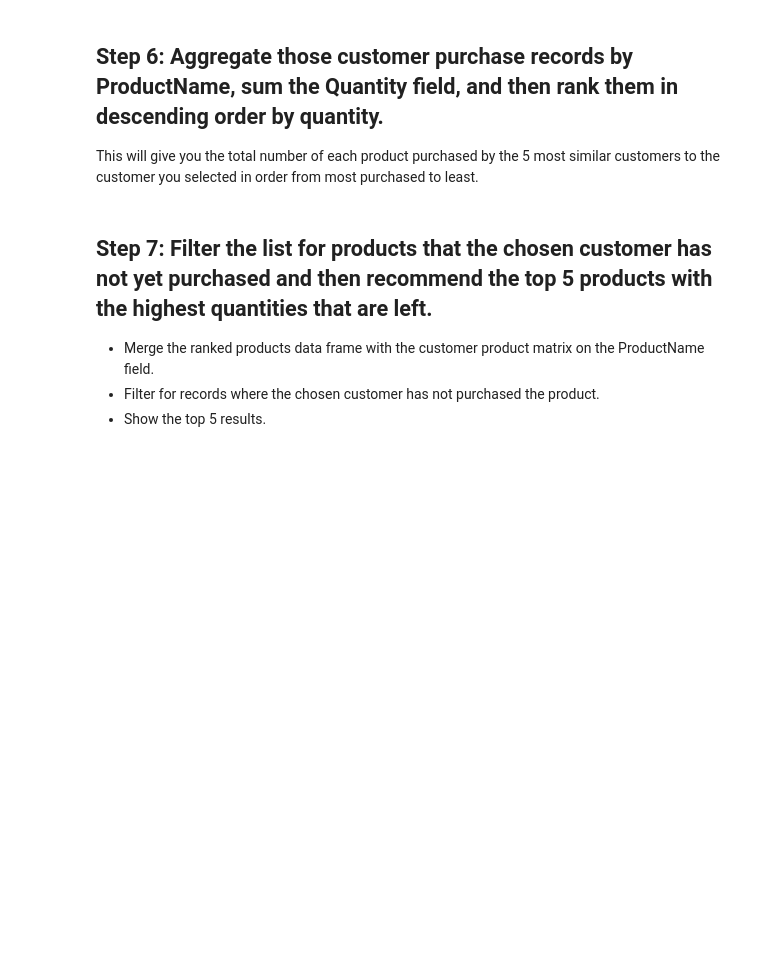
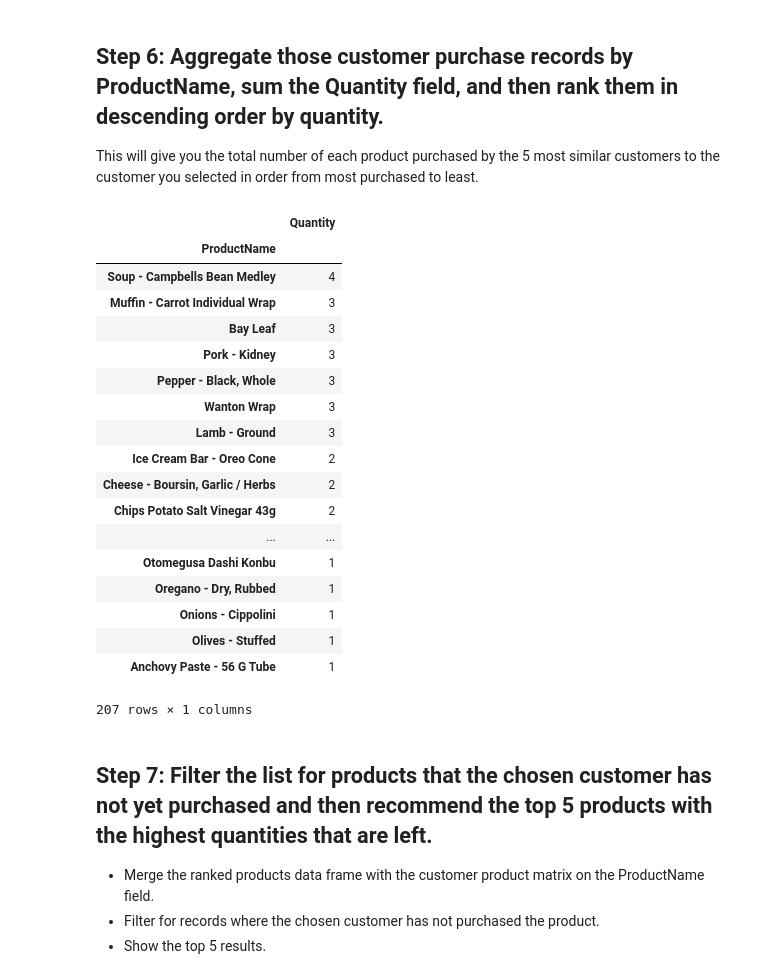
Before and after one commit to LiviaCanet/datamad0119, a Jupyter notebook: module-2/lab-intro-recommender-systems/your-code/main.ipynb, the cells around one changed output. Drawn from its saved outputs; the diff is of its cells as text; code cells hidden in the pictures; blank space fills up the shorter version.

```diff
--- a/module-2/lab-intro-recommender-systems/your-code/main.ipynb
+++ b/module-2/lab-intro-recommender-systems/your-code/main.ipynb
@@ -138,6 +142,30 @@ Name: Quantity, Length: 262, dtype: int64
 ## Step 6: Aggregate those customer purchase records by ProductName, sum the Quantity field, and then rank them in descending order by quantity.
 
 This will give you the total number of each product purchased by the 5 most similar customers to the customer you selected in order from most purchased to least.
+# %%
+step66 = step5.groupby(['ProductName']).sum()['Quantity'].sort_values(ascending = False)
+step6 = pd.DataFrame(step66)
+step6
+# %% [output]
+|  | Quantity |
+| ProductName |  |
+| Soup - Campbells Bean Medley | 4 |
+| Muffin - Carrot Individual Wrap | 3 |
+| Bay Leaf | 3 |
+| Pork - Kidney | 3 |
+| Pepper - Black, Whole | 3 |
+| Wanton Wrap | 3 |
+| Lamb - Ground | 3 |
+| Ice Cream Bar - Oreo Cone | 2 |
+| Cheese - Boursin, Garlic / Herbs | 2 |
+| Chips Potato Salt Vinegar 43g | 2 |
+| ... | ... |
+| Otomegusa Dashi Konbu | 1 |
+| Oregano - Dry, Rubbed | 1 |
+| Onions - Cippolini | 1 |
+| Olives - Stuffed | 1 |
+| Anchovy Paste - 56 G Tube | 1 |
+207 rows × 1 columns
 # %% [markdown]
 ## Step 7: Filter the list for products that the chosen customer has not yet purchased and then recommend the top 5 products with the highest quantities that are left.
 
```
Also changed, not shown: parts of 1 cell of this notebook.
